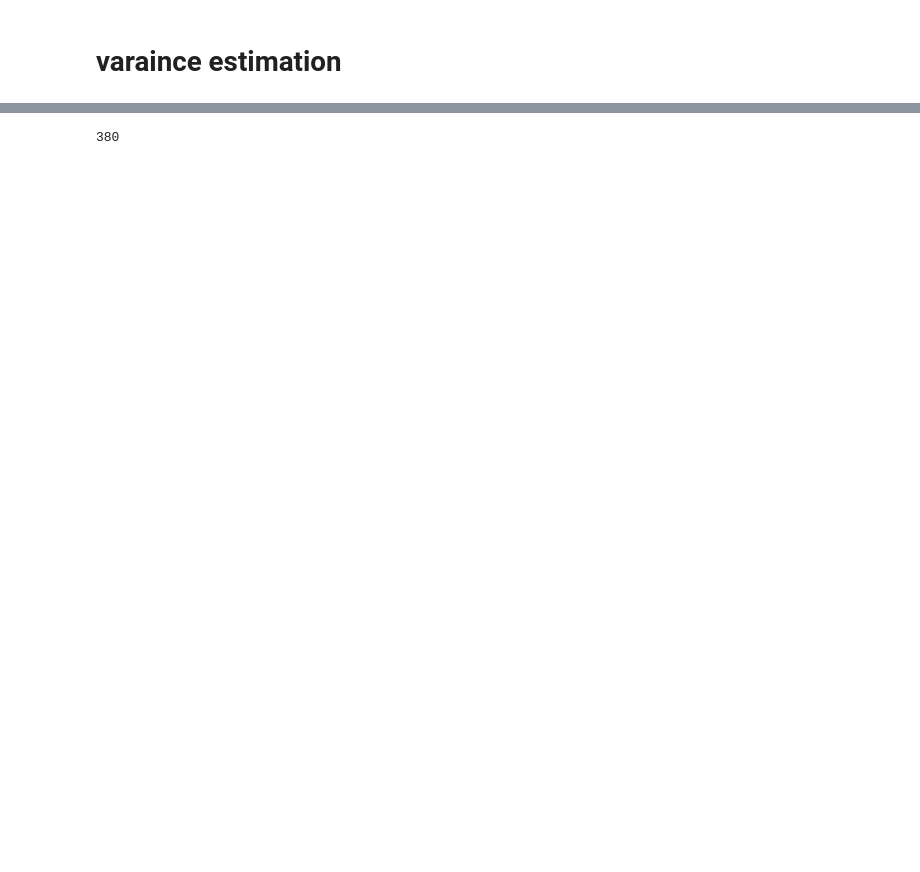
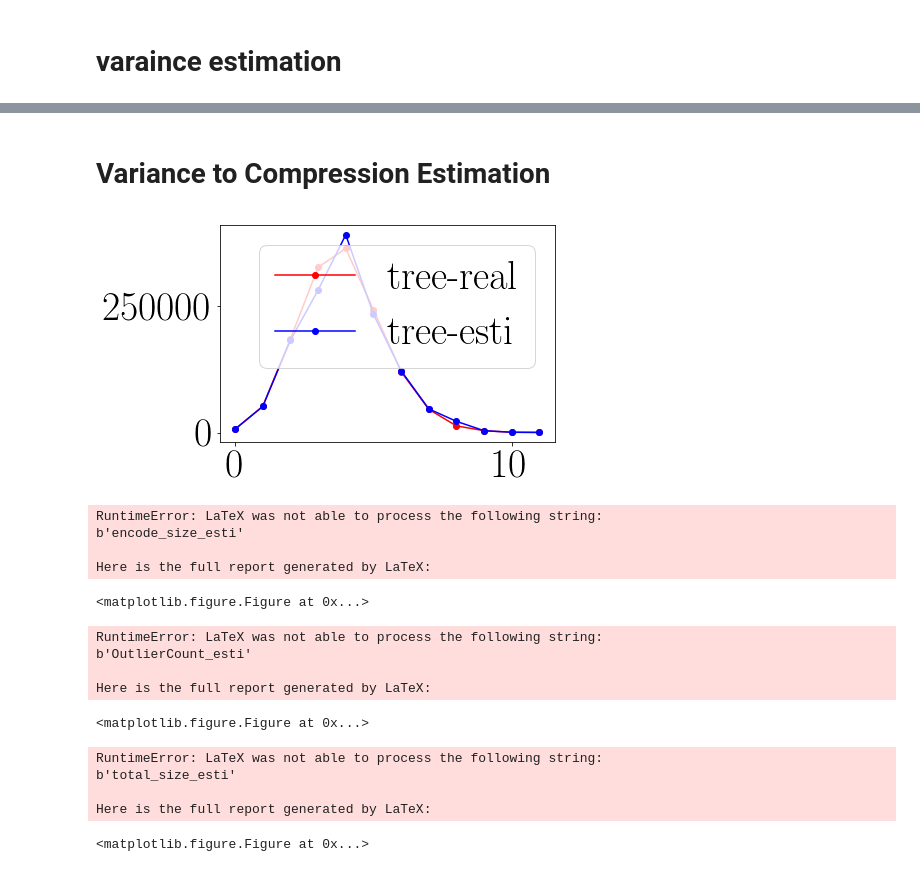
Before and after one commit to jw447/LossyCompressStudy, a Jupyter notebook: ErrorTolerance_CR/output/cr_estimation_cfg/cr_estimation/qf_distribution/qf_distribution_cfg.ipynb, the cells around one changed output, grey strips where cells are left out. Saved outputs shown, nothing was run; the diff lists cells and outputs as text; code cells hidden in the pictures; blank space fills up the shorter version.

```diff
--- a/ErrorTolerance_CR/output/cr_estimation_cfg/cr_estimation/qf_distribution/qf_distribution_cfg.ipynb
+++ b/ErrorTolerance_CR/output/cr_estimation_cfg/cr_estimation/qf_distribution/qf_distribution_cfg.ipynb
@@ -146,0 +1,10 @@ qf_distribution("eddy")
+# %%
+from matplotlib import rc
+import matplotlib
+import matplotlib.pyplot as plt
+import matplotlib.figure as fig
+import numpy as np
+import math
+
+plt.rc('text', usetex=True)
+plt.rc('font',**{'family':'serif','serif':['cm'],'size':40})
@@ -262,4 +260,2 @@ for j in qf0:
-# %%
-len(s)
-# %% [output]
-380
+# %% [markdown]
+# Variance to Compression Estimation
@@ -265,0 +269,61 @@ len(s)
+# %%
+# experiment: sz astro
+import numpy as np
+PointCount = 65536
+
+hitratio_real = np.array([0.60,0.66,0.78,0.91,0.98,0.99,1.0,1.0,1.0,1.0,1.0,1.0])
+nodecount_real = np.array([761,5779,20551,36285,40421,26985,13383,5109,1467,413,87,27])
+tree_size_real = np.array([6850,52012,184960,326566,363790,242866,120448,45982,13204,3718,610,190])
+encode_size_real = np.array([26143,33908,49900,63864,70639,60683,50503,38822,27354,19665,17630,9624])
+OutlierCount_real = np.array([26471,22428,14142,5911,1021,61,0,0,0,0,0,0])
+OutlierSize_real  = np.array([159886,126601,74205,28634,4623,261,0,0,0,0,0,0])
+
+hitratio_esti = np.array([0.55,0.60,0.75,0.89,0.96,0.97,0.99,0.99,0.99,0.99,0.99,0.99])
+nodecount_esti = np.array([751,5729,20251,31285,43421,25985,13583,5209,2467,413,97,57])
+tree_size_esti = tree_size_real*(nodecount_esti/nodecount_real)
+encode_size_esti = encode_size_real*(np.log2(nodecount_esti)/np.log2(nodecount_real))
+OutlierCount_esti = PointCount*(1-hitratio_esti)
+OutlierSize_esti = OutlierSize_real*(OutlierCount_esti/OutlierCount_real)
+# %%
+import matplotlib.pyplot as plt
+
+x = np.arange(0,12)
+plt.plot(x,tree_size_real,'ro-',label='tree-real')
+plt.plot(x,tree_size_esti,'bo-',label='tree-esti')
+plt.legend()
+plt.show()
+# %% [output]
+[figure, added]
+# %%
+plt.plot(x,encode_size_real,'ro-',label='encode_size_real')
+plt.plot(x,encode_size_esti,'bo-',label='encode_size_esti')
+plt.legend()
+plt.show()
+# %% [output]
+RuntimeError: LaTeX was not able to process the following string:
+b'encode_size_esti'
+
+Here is the full report generated by LaTeX:
+<matplotlib.figure.Figure at 0x...>
+# %%
+plt.plot(x,OutlierCount_real,'ro-',label='OutlierCount_real')
+plt.plot(x,OutlierCount_esti,'bo-',label='OutlierCount_esti')
+plt.legend()
+plt.show()
+# %% [output]
+RuntimeError: LaTeX was not able to process the following string:
+b'OutlierCount_esti'
+
+Here is the full report generated by LaTeX:
+<matplotlib.figure.Figure at 0x...>
+# %%
+plt.plot(x,OutlierCount_real+encode_size_real+tree_size_real,'ro-',label='total_size_real')
+plt.plot(x,OutlierCount_esti+encode_size_esti+tree_size_esti,'bo-',label='total_size_esti')
+plt.legend()
+plt.show()
+# %% [output]
+RuntimeError: LaTeX was not able to process the following string:
+b'total_size_esti'
+
+Here is the full report generated by LaTeX:
+<matplotlib.figure.Figure at 0x...>
```
Also changed, not shown: parts of 16 cells of this notebook, 11 other files.
